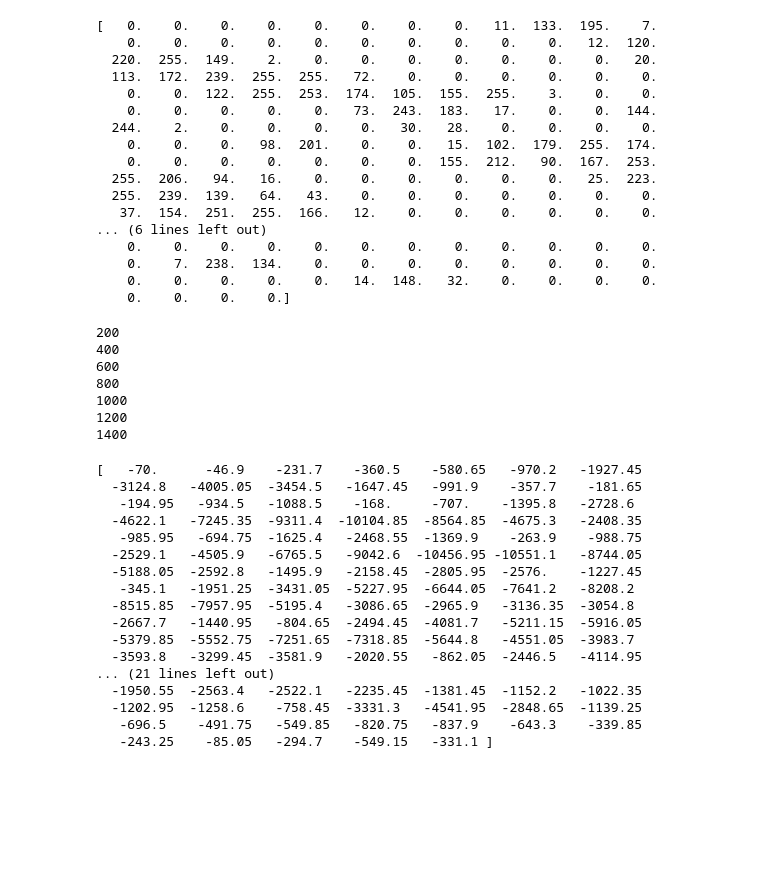
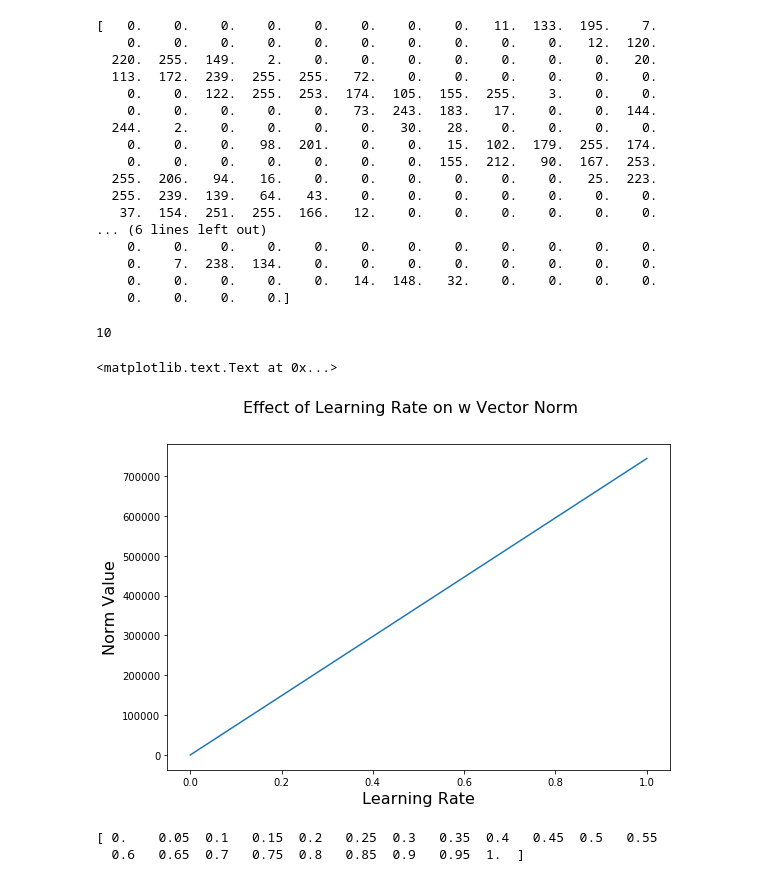
Before and after one commit to MrFengShui/CS434, a Jupyter notebook: ML_Assignment_Two/Code/Assingment_Two.ipynb, the cells around one changed output. Saved outputs shown, nothing was run; the diff lists cells and outputs as text; code cells hidden in the pictures; blank space fills up the shorter version.

```diff
--- a/ML_Assignment_Two/Code/Assingment_Two.ipynb
+++ b/ML_Assignment_Two/Code/Assingment_Two.ipynb
@@ -144,9 +144,16 @@ visualize_sample(raw_train, 1200)
 # Calculate sigmoid function
 def calc_sigmoid(target_function):
     return (1 / (1 + np.exp(-target_function)))
+# %%
+print len(np.arange(0,5,0.5))
+# %% [output]
+10
 # %%
-# Initialize weight vector with zeros
-# Configure batch learning, LR = learning rate
+## Part 1
+
+w_vectors = []
+learning_rates = np.arange(0.0001,1.05,0.05) # 10 values between 0 and 5
+
 def batch_learning(X,y,n,lrn_rate,iterations):
     w_batch = np.zeros(len(X[0]))
 
@@ -164,36 +171,32 @@ def batch_learning(X,y,n,lrn_rate,iterations):
                 ctr += 1
             modified_descent = lrn_rate * d
             w_batch = np.add(w_batch,modified_descent)
-            print ctr
     return w_batch
 
+for i in learning_rates:
+    w_vectors.append(batch_learning(X_train,y_train,200,i,1))
 
-test = batch_learning(X_train,y_train,200,0.1,1)
+
+## Consider experimenting with alternate convergence conditions
+# - Cease to change in objective value
+# - norm of the gradient within a threshold
-# %% [output]
-200
-400
-600
-800
-1000
-1200
-1400
+# %%
+norms = []
+
+for i in range(len(w_vectors)):
+    norms.append(np.linalg.norm(w_vectors[i]))
+
+# Plot the values gathered above
+fig = plt.figure(figsize=(9,6))
+plt.plot(learning_rates,norms)
+fig.suptitle('Effect of Learning Rate on w Vector Norm', fontsize=16)
+plt.xlabel('Learning Rate', fontsize=16)
+plt.ylabel('Norm Value', fontsize=16)
+# %% [output]
+<matplotlib.text.Text at 0x...>
+[figure, added]
 # %%
-print test
+print learning_rates
 # %% [output]
-[   -70.      -46.9    -231.7    -360.5    -580.65   -970.2   -1927.45
-  -3124.8   -4005.05  -3454.5   -1647.45   -991.9    -357.7    -181.65
-   -194.95   -934.5   -1088.5    -168.     -707.    -1395.8   -2728.6
-  -4622.1   -7245.35  -9311.4  -10104.85  -8564.85  -4675.3   -2408.35
-   -985.95   -694.75  -1625.4   -2468.55  -1369.9    -263.9    -988.75
-  -2529.1   -4505.9   -6765.5   -9042.6  -10456.95 -10551.1   -8744.05
-  -5188.05  -2592.8   -1495.9   -2158.45  -2805.95  -2576.    -1227.45
-   -345.1   -1951.25  -3431.05  -5227.95  -6644.05  -7641.2   -8208.2
-  -8515.85  -7957.95  -5195.4   -3086.65  -2965.9   -3136.35  -3054.8
-  -2667.7   -1440.95   -804.65  -2494.45  -4081.7   -5211.15  -5916.05
-  -5379.85  -5552.75  -7251.65  -7318.85  -5644.8   -4551.05  -3983.7
-  -3593.8   -3299.45  -3581.9   -2020.55   -862.05  -2446.5   -4114.95
-... (21 lines left out)
-  -1950.55  -2563.4   -2522.1   -2235.45  -1381.45  -1152.2   -1022.35
-  -1202.95  -1258.6    -758.45  -3331.3   -4541.95  -2848.65  -1139.25
-   -696.5    -491.75   -549.85   -820.75   -837.9    -643.3    -339.85
-   -243.25    -85.05   -294.7    -549.15   -331.1 ]
+[ 0.    0.05  0.1   0.15  0.2   0.25  0.3   0.35  0.4   0.45  0.5   0.55
+  0.6   0.65  0.7   0.75  0.8   0.85  0.9   0.95  1.  ]
```
Also changed, not shown: parts of 1 cell of this notebook.
